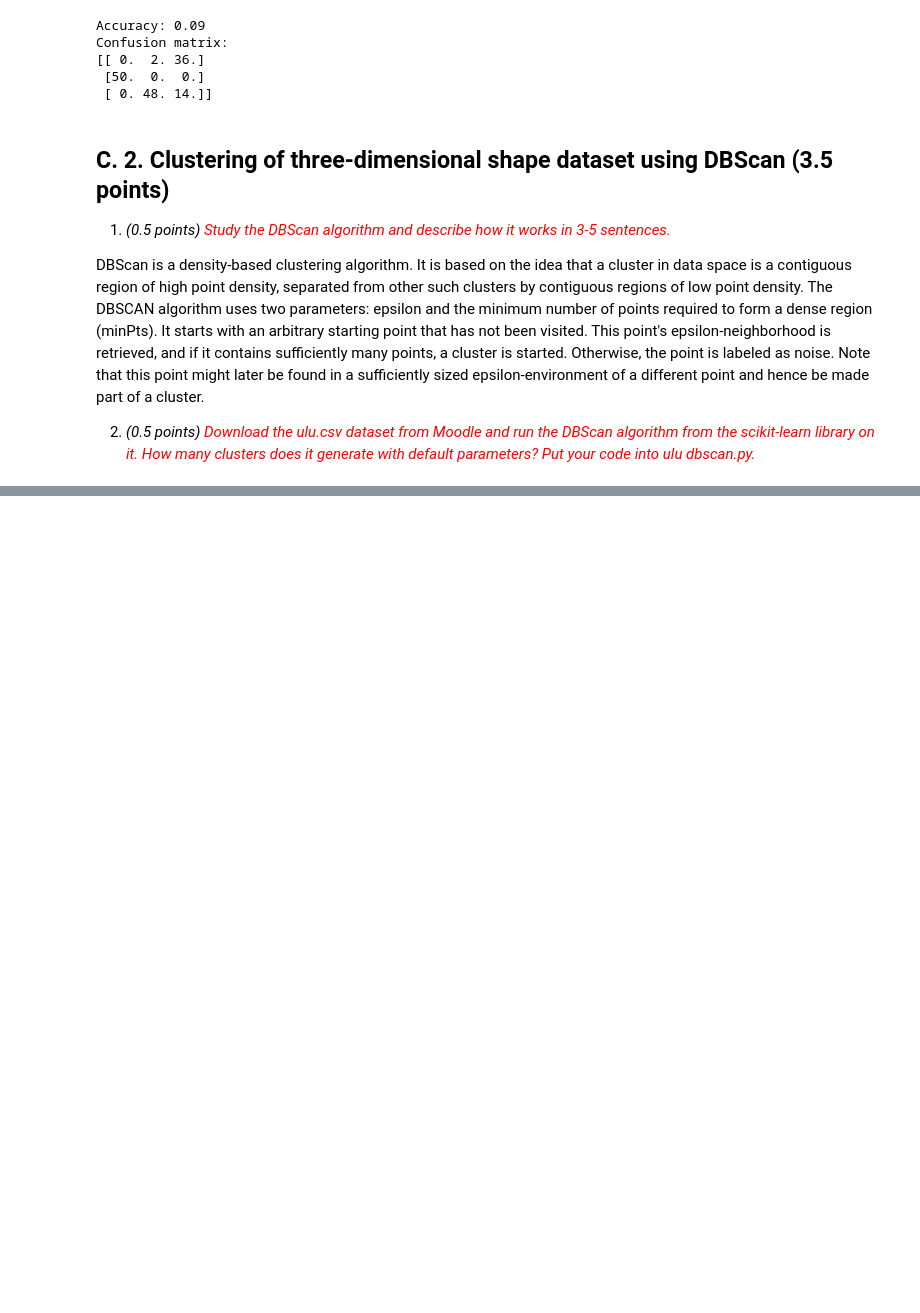
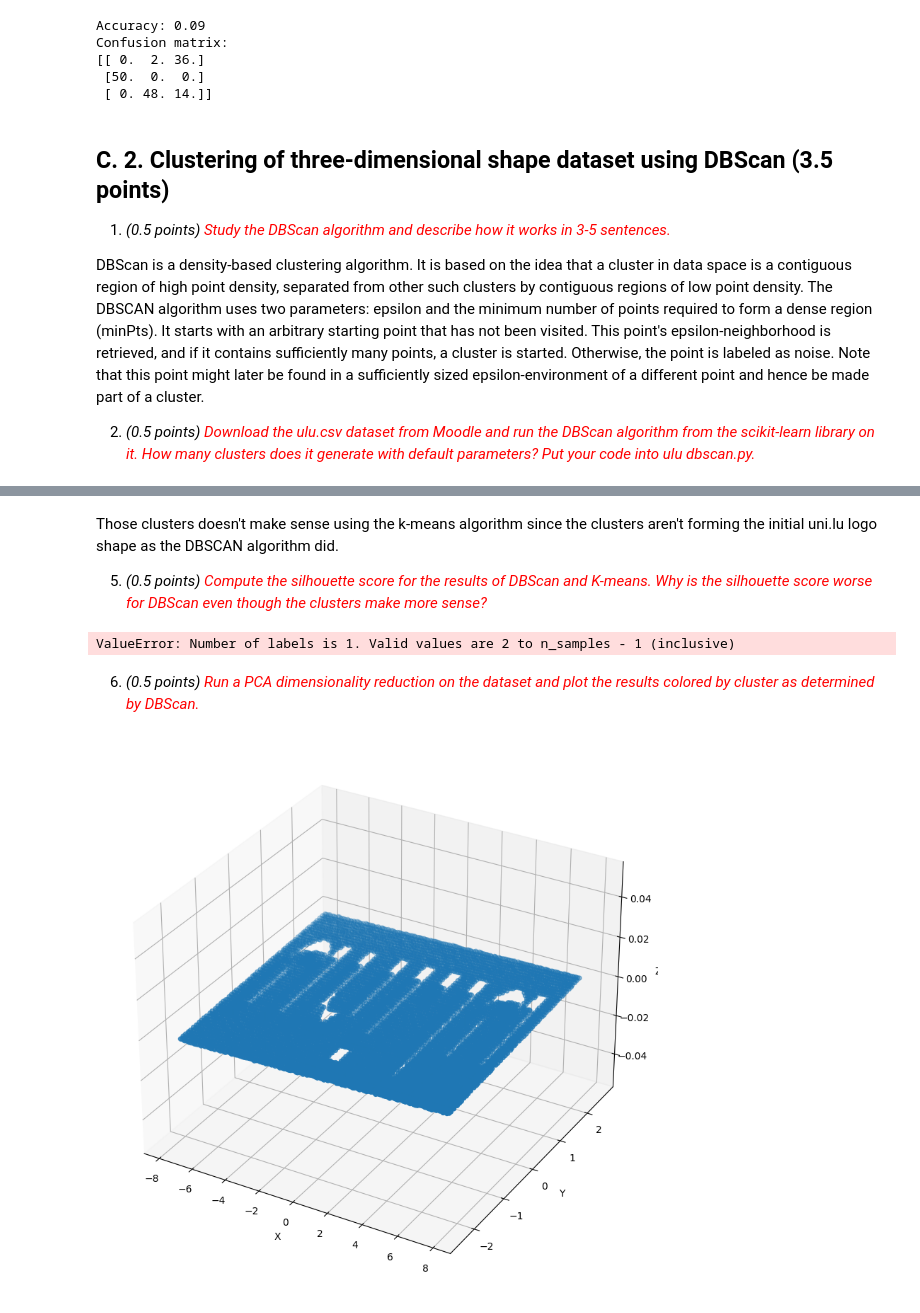
Before and after one commit to umutucak/introML, a Jupyter notebook: assignment1/task_C.ipynb, the cells around one changed output, grey strips where cells are left out. Saved outputs shown, nothing was run; the diff lists cells and outputs as text; code cells hidden in the pictures; blank space fills up the shorter version.

Commit message:
Update on task_C.ipynb
Added all the remaining exercises to the file.
Needs update on some exercises, since errors are present.

```diff
--- a/assignment1/task_C.ipynb
+++ b/assignment1/task_C.ipynb
@@ -352,0 +423,50 @@ plt.show()
+# %% [markdown]
+Those clusters doesn't make sense using the k-means algorithm since the clusters aren't forming the initial uni.lu logo shape as the DBSCAN algorithm did.
+
+5. *(0.5 points) <span style="color:red"> Compute the silhouette score for the results of DBScan and K-means. Why is the silhouette score worse for DBScan even though the clusters make more sense?* </span>
+# %%
+# Computing the silhouette score for the results of DBSCAN and k-means
+from sklearn.metrics import silhouette_score
+
+# Compute the average silhouette score for k-means
+silhouette_avg_kmeans = silhouette_score(X, labels)
+
+# Printing the silhouette scores
+print("Silhouette score for DBSCAN: {:.3f}".format(silhouette_avg_dbscan))
+print("Silhouette score for k-means: {:.3f}".format(silhouette_avg_kmeans))
+# %% [output]
+ValueError: Number of labels is 1. Valid values are 2 to n_samples - 1 (inclusive)
+# %% [markdown]
+6. *(0.5 points) <span style="color:red"> Run a PCA dimensionality reduction on the dataset and plot the results colored by cluster as determined by DBScan.* </span>
+# %%
+# Running a PCA dimensionality reduction on the ulu dataset and plotting the results colored by cluster as determined by DBSCAN.
+from sklearn.decomposition import PCA
+
+# Creating a PCA model with 2 components
+pca = PCA(n_components=2)
+
+# Fitting the model to the data
+pca.fit(X)
+
+# Transforming the data
+X_pca = pca.transform(X)
+
+# Creating a dataframe with the data
+df_data = pd.DataFrame(X_pca)
+
+# Renaming the columns
+df_data.columns = ['x', 'y']
+
+# Concatenating the dataframes
+df = pd.concat([df_data, df_labels], axis=1)
+
+# Plotting the data in 3D
+fig = plt.figure(figsize=(20, 10))
+ax = fig.add_subplot(111, projection='3d')
+ax.scatter(df.x, df.y, df.labels)
+ax.set_xlabel('X')
+ax.set_ylabel('Y')
+ax.set_zlabel('Z')
+plt.show()
+# %% [output]
+[figure, added]
```
Also changed, not shown: parts of 8 cells of this notebook.
